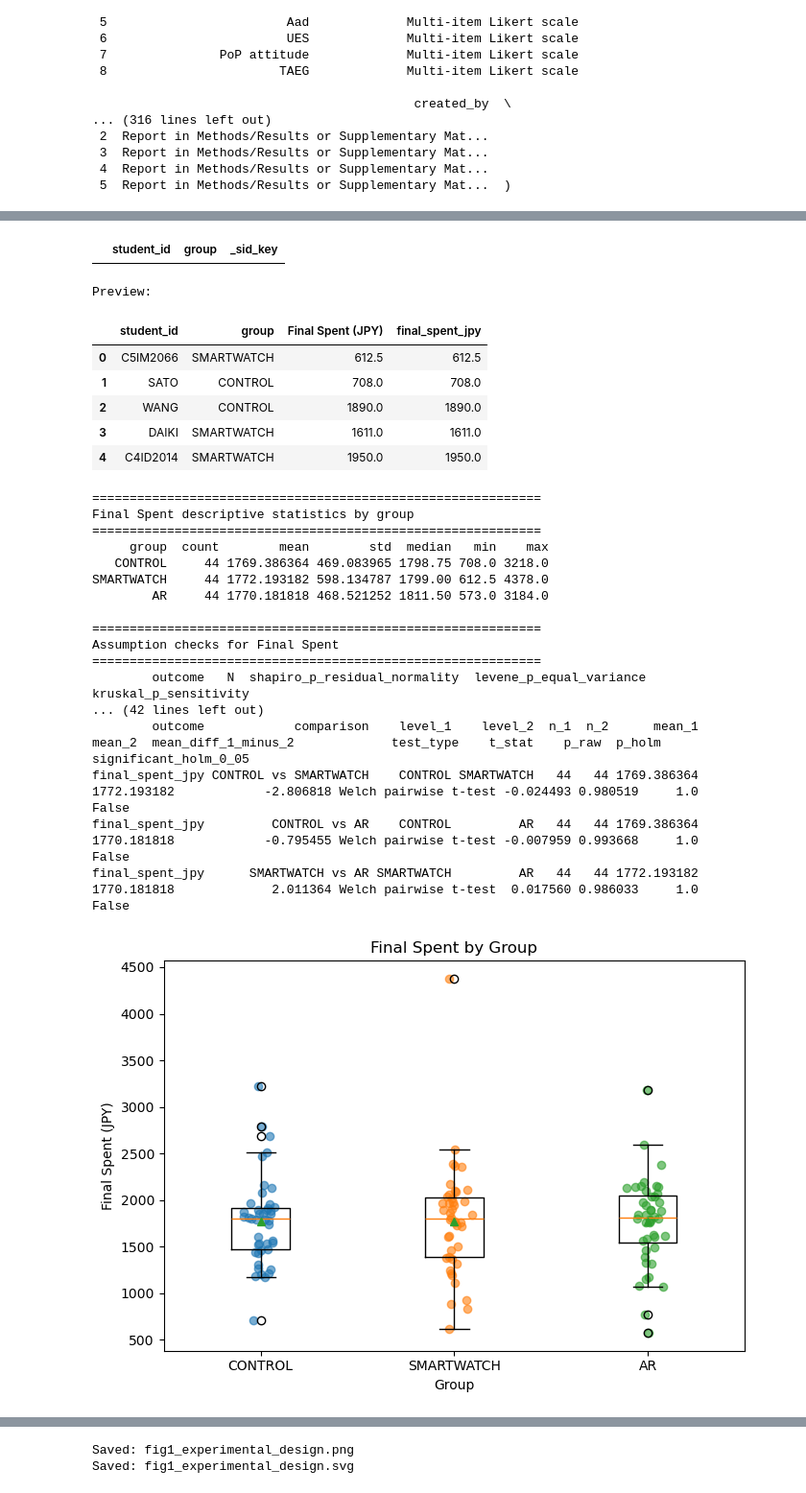
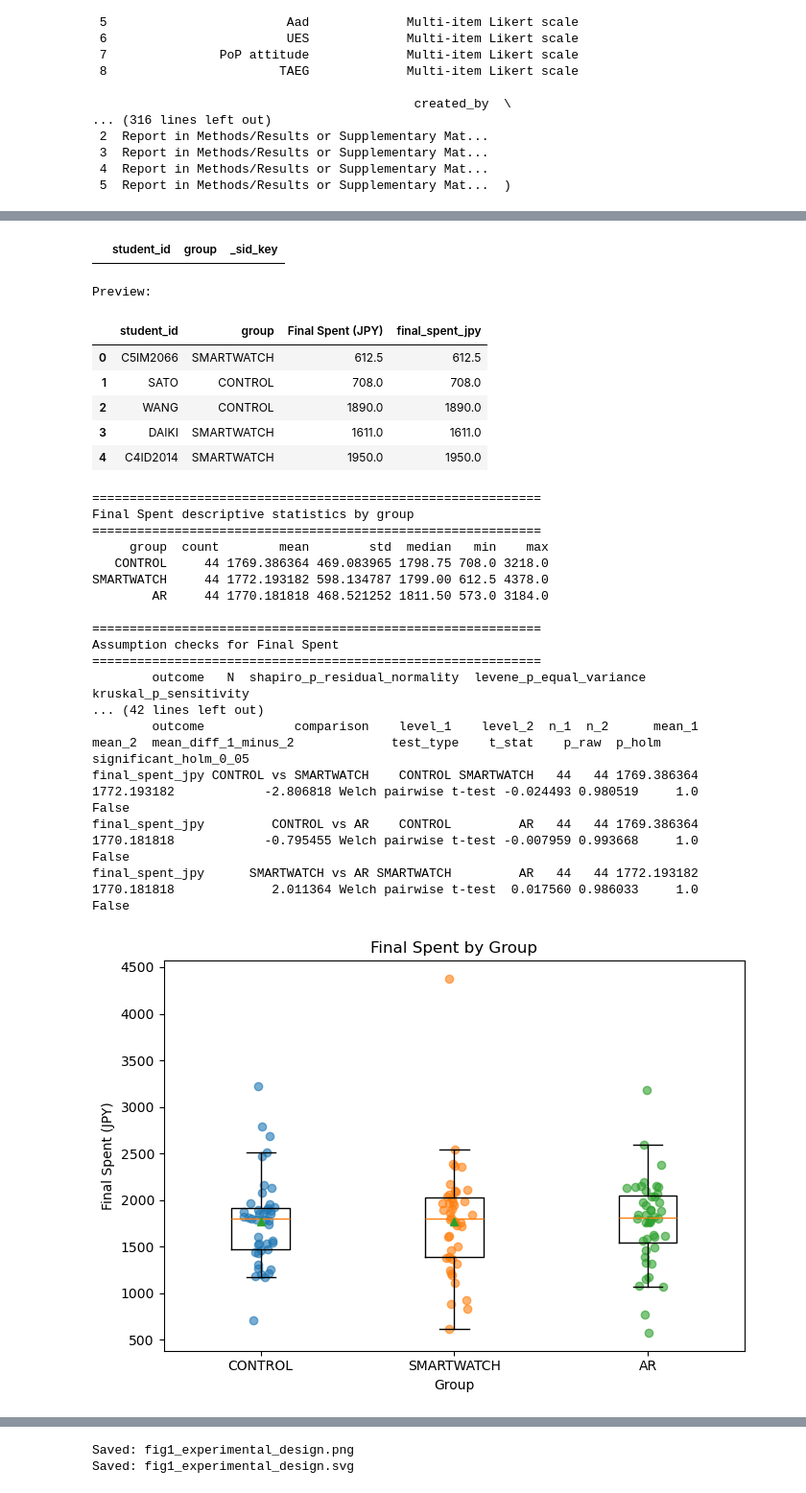
Before and after one commit to Matus-Tanonwong/Meta_Quest_Videos, a Jupyter notebook: no_gaze_pipeline_notebook.ipynb, the cells around one changed output, grey strips where cells are left out. Shown at 96% size. Cells and saved outputs as stored; diff of their text form; code cells hidden in the pictures.

```diff
--- a/no_gaze_pipeline_notebook.ipynb
+++ b/no_gaze_pipeline_notebook.ipynb
@@ -8275,7 +8278,8 @@ fig, ax = plt.subplots(figsize=(7, 5))
 ax.boxplot(
     plot_data,
     tick_labels=GROUP_ORDER,
-    showmeans=True
+    showmeans=True,
+    showfliers=False   # removes white outlier circles
 )
 
 # Add jittered individual points
@@ -8318,34 +8322,34 @@ Possible Final Spent columns:
 Matched2 rows: 132
 Final Spent valid N: 132
 Final Spent missing N: 0
 
 Rows with missing Final Spent:
 |  | student_id | group | _sid_key |
 Preview:
 |  | student_id | group | Final Spent (JPY) | final_spent_jpy |
 | 0 | C5IM2066 | SMARTWATCH | 612.5 | 612.5 |
 | 1 | SATO | CONTROL | 708.0 | 708.0 |
 | 2 | WANG | CONTROL | 1890.0 | 1890.0 |
 | 3 | DAIKI | SMARTWATCH | 1611.0 | 1611.0 |
 | 4 | C4ID2014 | SMARTWATCH | 1950.0 | 1950.0 |
 ============================================================
 Final Spent descriptive statistics by group
 ============================================================
      group  count        mean        std  median   min    max
    CONTROL     44 1769.386364 469.083965 1798.75 708.0 3218.0
 SMARTWATCH     44 1772.193182 598.134787 1799.00 612.5 4378.0
         AR     44 1770.181818 468.521252 1811.50 573.0 3184.0
 
 ============================================================
 Assumption checks for Final Spent
 ============================================================
         outcome   N  shapiro_p_residual_normality  levene_p_equal_variance  kruskal_p_sensitivity
 ... (42 lines left out)
         outcome            comparison    level_1    level_2  n_1  n_2      mean_1      mean_2  mean_diff_1_minus_2             test_type    t_stat    p_raw  p_holm  significant_holm_0_05
 final_spent_jpy CONTROL vs SMARTWATCH    CONTROL SMARTWATCH   44   44 1769.386364 1772.193182            -2.806818 Welch pairwise t-test -0.024493 0.980519     1.0                  False
 final_spent_jpy         CONTROL vs AR    CONTROL         AR   44   44 1769.386364 1770.181818            -0.795455 Welch pairwise t-test -0.007959 0.993668     1.0                  False
 final_spent_jpy      SMARTWATCH vs AR SMARTWATCH         AR   44   44 1772.193182 1770.181818             2.011364 Welch pairwise t-test  0.017560 0.986033     1.0                  False
-[figure, old version]
+[figure, new version]
 (        group  count         mean         std   median    min     max
  0     CONTROL     44  1769.386364  469.083965  1798.75  708.0  3218.0
  1  SMARTWATCH     44  1772.193182  598.134787  1799.00  612.5  4378.0
```
Also changed, not shown: parts of 13 cells of this notebook, 1 other file.
